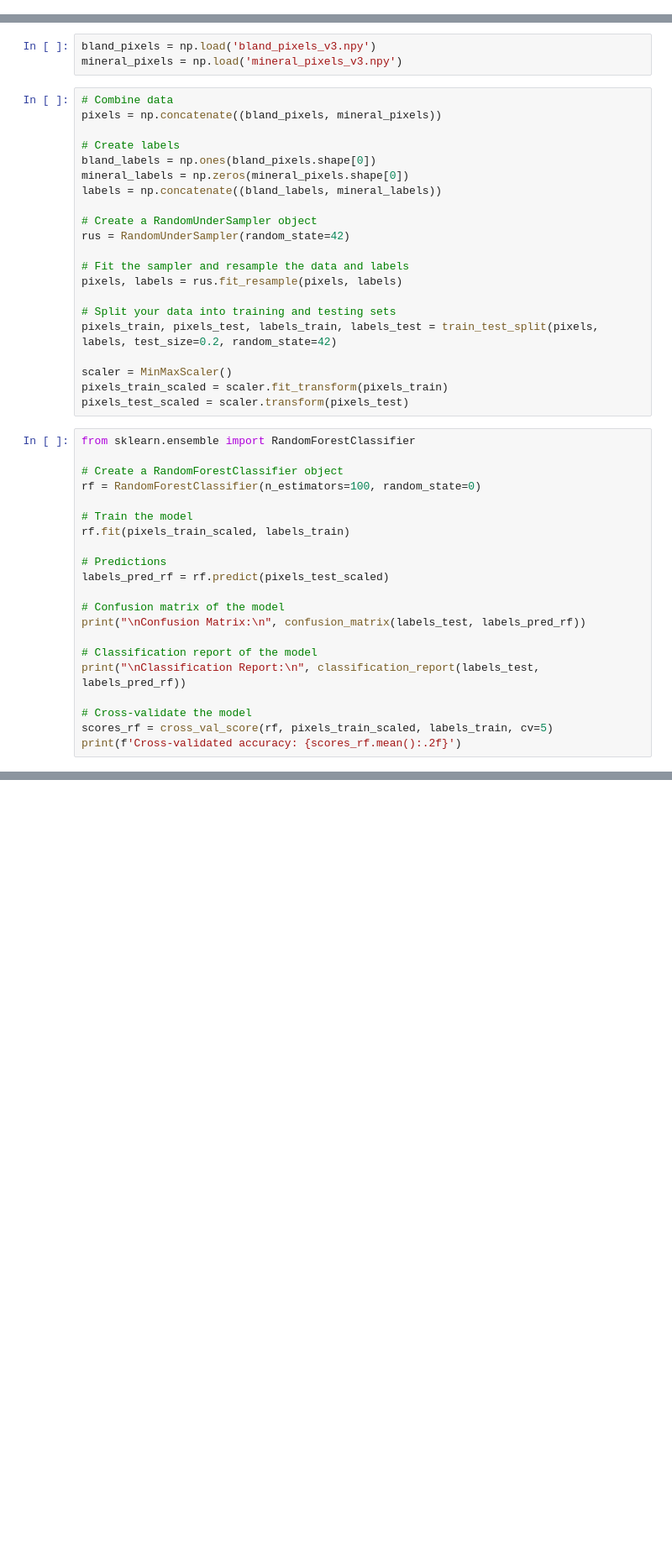
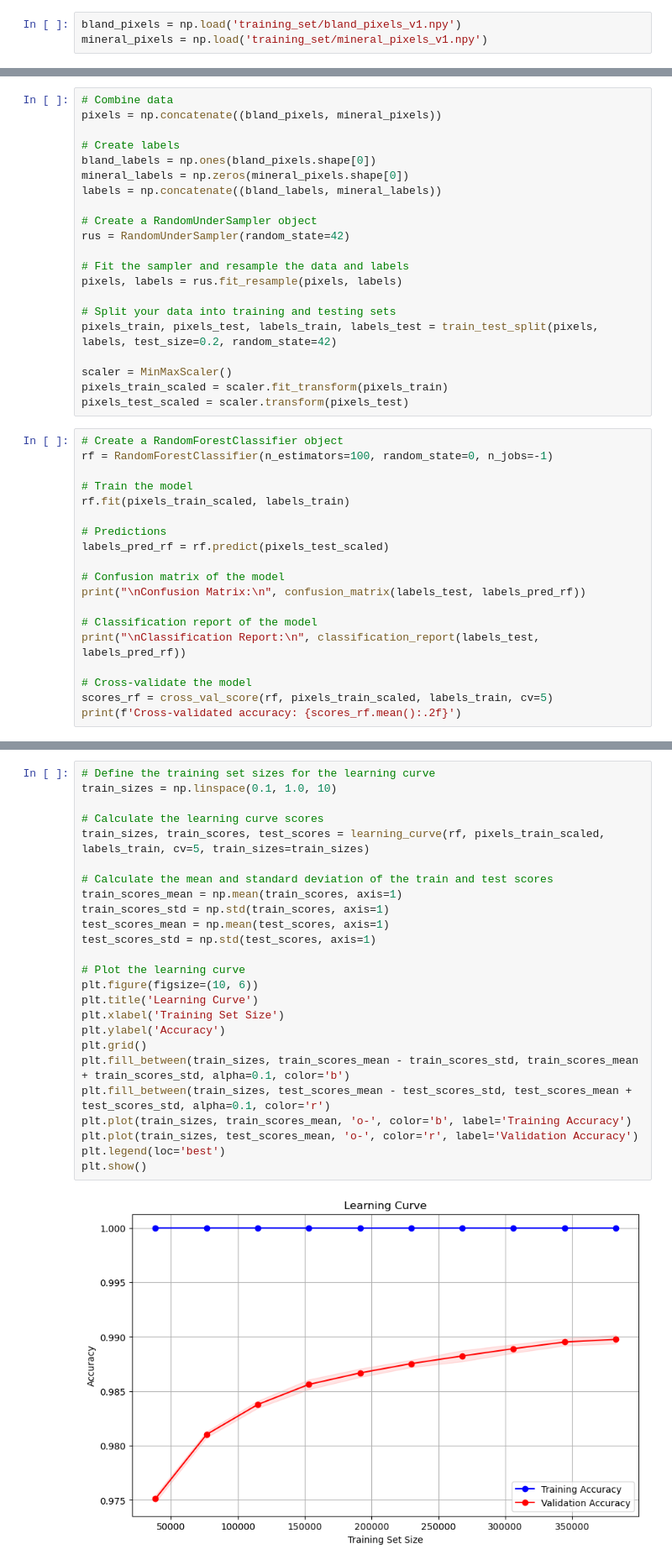
Before and after one commit to edsml-jw3222/pixel-ratioing-tookit-for-crism, a Jupyter notebook: Training.ipynb, the cells around one changed output, grey strips where cells are left out. Shown at 84% size. Saved outputs shown, nothing was run; the diff lists cells and outputs as text; blank space fills up the shorter version.

```diff
--- a/Training.ipynb
+++ b/Training.ipynb
@@ -224,3 +110,6 @@ mineral_pixels = np.vstack(mineral_pixels)  # Stack arrays along the first axis
+# %%
+bland_pixels = np.load('training_set/bland_pixels_v1.npy')
+mineral_pixels = np.load('training_set/mineral_pixels_v1.npy')
 # %%
 print('Bland Pixels:   ', bland_pixels.shape)
 print('Mineral Pixels: ', mineral_pixels.shape)
@@ -233,6 +119,3 @@ np.save('mineral_pixels_v3.npy', mineral_pixels)
-# %%
-bland_pixels = np.load('bland_pixels_v3.npy')
-mineral_pixels = np.load('mineral_pixels_v3.npy')
 # %%
 # Combine data
 pixels = np.concatenate((bland_pixels, mineral_pixels))
@@ -255,10 +138,8 @@ scaler = MinMaxScaler()
 pixels_train_scaled = scaler.fit_transform(pixels_train)
 pixels_test_scaled = scaler.transform(pixels_test)
 # %%
-from sklearn.ensemble import RandomForestClassifier
-
 # Create a RandomForestClassifier object
-rf = RandomForestClassifier(n_estimators=100, random_state=0)
+rf = RandomForestClassifier(n_estimators=100, random_state=0, n_jobs=-1)
 
 # Train the model
 rf.fit(pixels_train_scaled, labels_train)
@@ -291,6 +172,33 @@ Classification Report:
 weighted avg       0.99      0.99      0.99    119560
 
 Cross-validated accuracy: 0.99
+# %%
+# Define the training set sizes for the learning curve
+train_sizes = np.linspace(0.1, 1.0, 10)
+
+# Calculate the learning curve scores
+train_sizes, train_scores, test_scores = learning_curve(rf, pixels_train_scaled, labels_train, cv=5, train_sizes=train_sizes)
+
+# Calculate the mean and standard deviation of the train and test scores
+train_scores_mean = np.mean(train_scores, axis=1)
+train_scores_std = np.std(train_scores, axis=1)
+test_scores_mean = np.mean(test_scores, axis=1)
+test_scores_std = np.std(test_scores, axis=1)
+
+# Plot the learning curve
+plt.figure(figsize=(10, 6))
+plt.title('Learning Curve')
+plt.xlabel('Training Set Size')
+plt.ylabel('Accuracy')
+plt.grid()
+plt.fill_between(train_sizes, train_scores_mean - train_scores_std, train_scores_mean + train_scores_std, alpha=0.1, color='b')
+plt.fill_between(train_sizes, test_scores_mean - test_scores_std, test_scores_mean + test_scores_std, alpha=0.1, color='r')
+plt.plot(train_sizes, train_scores_mean, 'o-', color='b', label='Training Accuracy')
+plt.plot(train_sizes, test_scores_mean, 'o-', color='r', label='Validation Accuracy')
+plt.legend(loc='best')
+plt.show()
+# %% [output]
+[figure, added]
 # %%
 labels_pred_rf_prob = rf.predict_proba(pixels_test_scaled)
 
```
Also changed, not shown: parts of 17 cells of this notebook, 4 other files.
